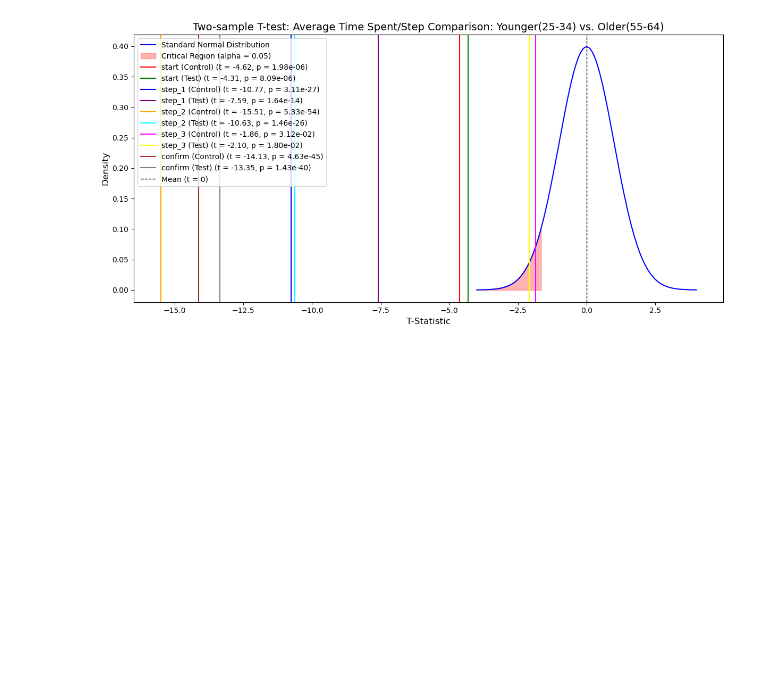
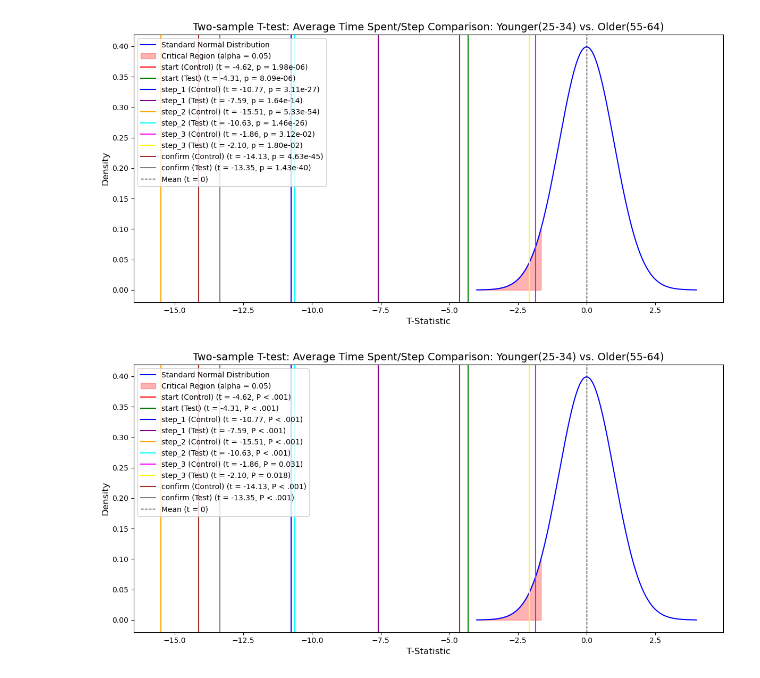
Before and after one commit to tsuijonathan/vanguard-ab-test, a Jupyter notebook: notebooks/hypothesis_test_2.ipynb, the cells around one changed output. Drawn from its saved outputs; the diff is of its cells as text; code cells hidden in the pictures; blank space fills up the shorter version.

```diff
--- a/notebooks/hypothesis_test_2.ipynb
+++ b/notebooks/hypothesis_test_2.ipynb
@@ -188,3 +188,56 @@ plt.savefig("../figures/t-test-with-pvalues.jpeg", format="jpeg", dpi=300)
 plt.show()
 # %% [output]
 [figure]
+# %%
+# Parameters for visualization
+alpha = 0.05  # Significance level
+critical_value = norm.ppf(alpha)  # Critical t-value for one-tailed test
+
+# Example T-statistics and corresponding p-values
+t_statistics = hypothesis_test_results_df['t_statistic'].values
+p_values = hypothesis_test_results_df['p_value'].values  # Assuming p-values are in the DataFrame
+labels = hypothesis_test_results_df[['process_step', 'variation']].apply(
+    lambda x: f"{x['process_step']} ({x['variation']})", axis=1
+)
+
+# Function to format p-values
+def format_pval(p_val):
+    if p_val < 0.001:
+        return "P < .001"
+    else:
+        return f"P = {p_val:.3f}"
+
+# Generate data for the normal distribution curve
+x = np.linspace(-4, 4, 500)
+y = norm.pdf(x, 0, 1)
+
+# Define colors for each T-statistic line
+line_colors = ['red', 'green', 'blue', 'purple', 'orange', 'cyan', 'magenta', 'yellow', 'brown', 'grey']
+
+# Plot the normal distribution
+plt.figure(figsize=(12, 6))
+plt.plot(x, y, label='Standard Normal Distribution', color='blue')
+
+# Highlight critical region
+plt.fill_between(x, 0, y, where=(x <= critical_value), color='red', alpha=0.3, label=f"Critical Region (alpha = {alpha})")
+
+# Add vertical lines for T-statistics with formatted p-value annotations
+for t_stat, p_val, label, color in zip(t_statistics, p_values, labels, line_colors):
+    p_label = format_pval(p_val)
+    plt.axvline(t_stat, color=color, linestyle='-', label=f"{label} (t = {t_stat:.2f}, {p_label})")
+
+# Add labels, title, and legend
+plt.title("Two-sample T-test: Average Time Spent/Step Comparison: Younger(25-34) vs. Older(55-64)", fontsize=14)
+plt.xlabel("T-Statistic", fontsize=12)
+plt.ylabel("Density", fontsize=12)
+plt.axvline(0, color='black', linestyle='--', linewidth=1, label="Mean (t = 0)")
+plt.legend(fontsize=10, loc='upper left')
+
+# Adjust layout and save the plot
+plt.tight_layout()
+plt.savefig("../figures/t-test-with-pvalues-formatted.jpeg", format="jpeg", dpi=300)
+
+# Show the plot
+plt.show()
+# %% [output]
+[figure, added]
```
Also changed, not shown: 5 other files.
